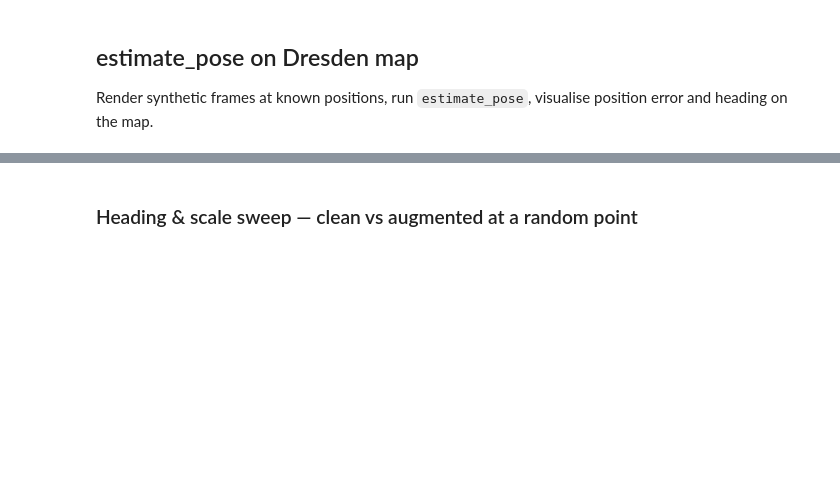
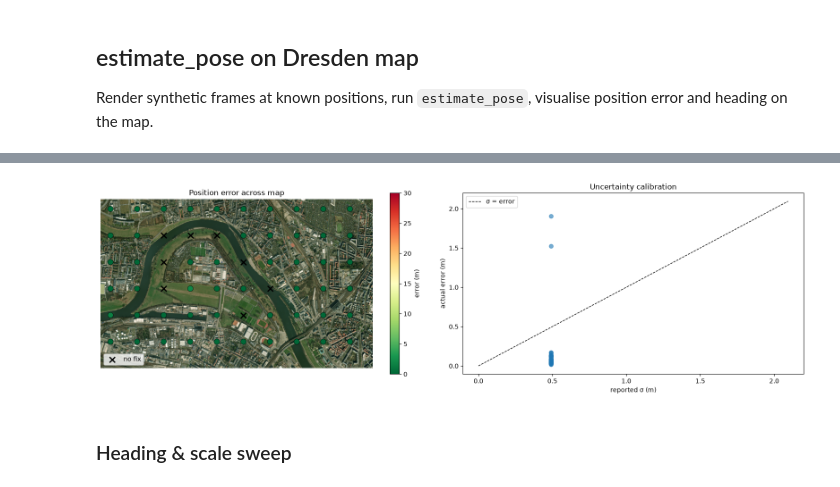
Before and after one commit to makchem/navigation, a Jupyter notebook: notebooks/01_explore_map.ipynb, the cells around one changed output, grey strips where cells are left out. Drawn from its saved outputs; the diff is of its cells as text; code cells hidden in the pictures; blank space fills up the shorter version.

```diff
--- a/notebooks/01_explore_map.ipynb
+++ b/notebooks/01_explore_map.ipynb
@@ -189,38 +147,35 @@ for label, res in [("Clean", results_clean), ("Augmented", results_aug)]:
 # %%
-fig, axes = plt.subplots(2, 2, figsize=(16, 10))
-thumb = cv2.cvtColor(cv2.resize(map_img, (w // 4, h // 4)), cv2.COLOR_BGR2RGB)
+fig, axes = plt.subplots(1, 2, figsize=(16, 5))
 
-for col, (label, res) in enumerate([("Clean", results_clean), ("Augmented", results_aug)]):
-    ok_mask = res[:, 4] == 1
-    errs = res[ok_mask, 2]
-    vmax = max(30, np.nanpercentile(errs, 95)) if len(errs) else 30
+# Error heatmap overlaid on map
+thumb = cv2.cvtColor(cv2.resize(map_img, (w//4, h//4)), cv2.COLOR_BGR2RGB)
+axes[0].imshow(thumb, extent=[0, w, h, 0])
+ok_mask = results[:, 4] == 1
+sc_ = axes[0].scatter(results[ok_mask, 0], results[ok_mask, 1],
+                       c=results[ok_mask, 2], cmap="RdYlGn_r", s=80,
+                       vmin=0, vmax=max(30, np.nanpercentile(errs, 95)),
+                       edgecolors="k", linewidths=0.5)
+fail_mask = results[:, 4] == 0
+if fail_mask.any():
+    axes[0].scatter(results[fail_mask, 0], results[fail_mask, 1],
+                    c="black", s=80, marker="x", linewidths=2, label="no fix")
+    axes[0].legend()
+plt.colorbar(sc_, ax=axes[0], label="error (m)")
+axes[0].set_title("Position error across map")
+axes[0].axis("off")
 
-    axes[0, col].imshow(thumb, extent=[0, w, h, 0])
-    if ok_mask.any():
-        sc_ = axes[0, col].scatter(res[ok_mask, 0], res[ok_mask, 1],
-                                    c=res[ok_mask, 2], cmap="RdYlGn_r", s=80,
-                                    vmin=0, vmax=vmax, edgecolors="k", linewidths=0.5)
-        plt.colorbar(sc_, ax=axes[0, col], label="error (m)")
-    fail_mask = res[:, 4] == 0
-    if fail_mask.any():
-        axes[0, col].scatter(res[fail_mask, 0], res[fail_mask, 1],
-                             c="black", s=80, marker="x", linewidths=2, label="no fix")
-        axes[0, col].legend()
-    axes[0, col].set_title(f"{label}: position error")
-    axes[0, col].axis("off")
-
-    # Sigma vs actual error
-    if ok_mask.any():
-        axes[1, col].scatter(res[ok_mask, 3], res[ok_mask, 2], alpha=0.6, s=40)
-        lim = max(np.nanmax(errs), np.nanmax(res[ok_mask, 3])) * 1.1
-        axes[1, col].plot([0, lim], [0, lim], "k--", lw=1, label="σ = error")
-        axes[1, col].set_xlabel("reported σ (m)")
-        axes[1, col].set_ylabel("actual error (m)")
-        axes[1, col].legend()
-    axes[1, col].set_title(f"{label}: uncertainty calibration")
-
+# Sigma vs actual error — is uncertainty calibrated?
+axes[1].scatter(results[ok_mask, 3], results[ok_mask, 2], alpha=0.6, s=40)
+lim = max(np.nanmax(errs), np.nanmax(results[ok_mask, 3])) * 1.1
+axes[1].plot([0, lim], [0, lim], "k--", lw=1, label="σ = error")
+axes[1].set_xlabel("reported σ (m)")
+axes[1].set_ylabel("actual error (m)")
+axes[1].set_title("Uncertainty calibration")
+axes[1].legend()
 plt.tight_layout()
 plt.show()
+# %% [output]
+[figure, added]
 # %% [markdown]
-### Heading & scale sweep — clean vs augmented at a random point
+### Heading & scale sweep
 # %%
```
Also changed, not shown: parts of 9 cells of this notebook, 3 other files.
